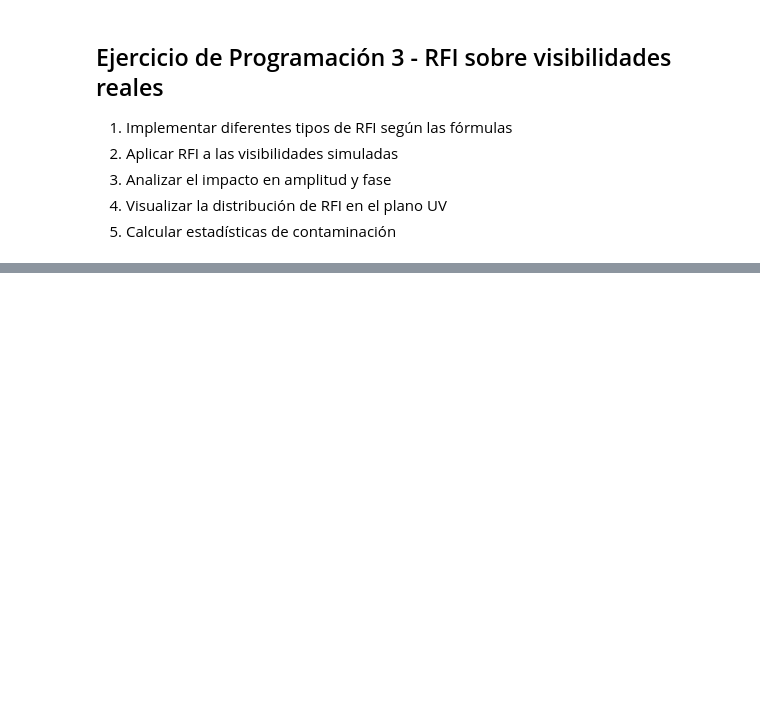
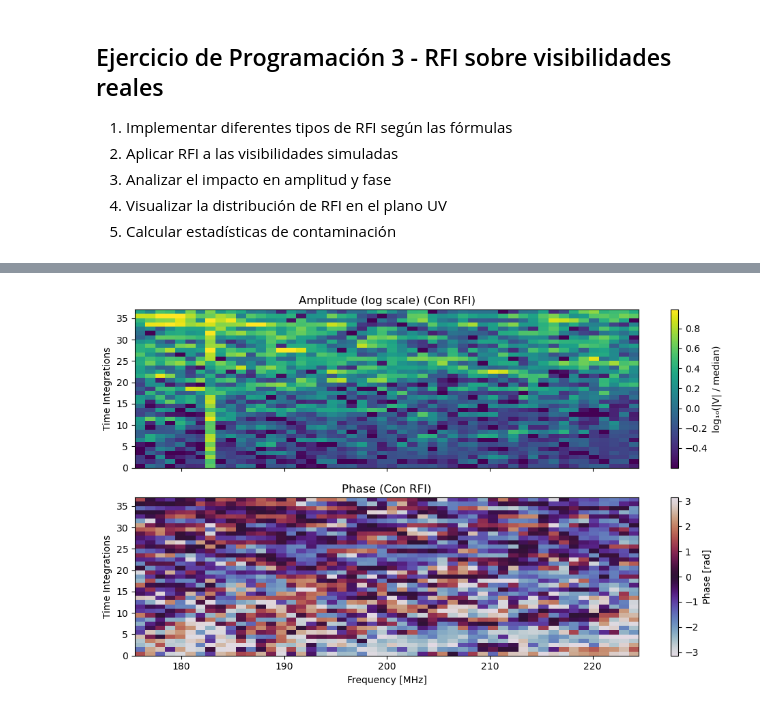
Before and after one commit to Mieres7/RadioInterferometry, a Jupyter notebook: TallerDeInvestigación/RFI.ipynb, the cells around one changed output, grey strips where cells are left out. Cells and saved outputs as stored; diff of their text form; code cells hidden in the pictures; blank space fills up the shorter version.

```diff
--- a/TallerDeInvestigación/RFI.ipynb
+++ b/TallerDeInvestigación/RFI.ipynb
@@ -82,0 +196,8 @@ plot_uv_density_paper_style(uvw, 512)
+# %%
+plot_visibility_waterfall_publication(
+    V_corrupted,
+    frequencies,
+    title_suffix="(Con RFI)"
+)
+# %% [output]
+[figure, added]
```
Also changed, not shown: parts of 7 cells of this notebook, 3 other files.
